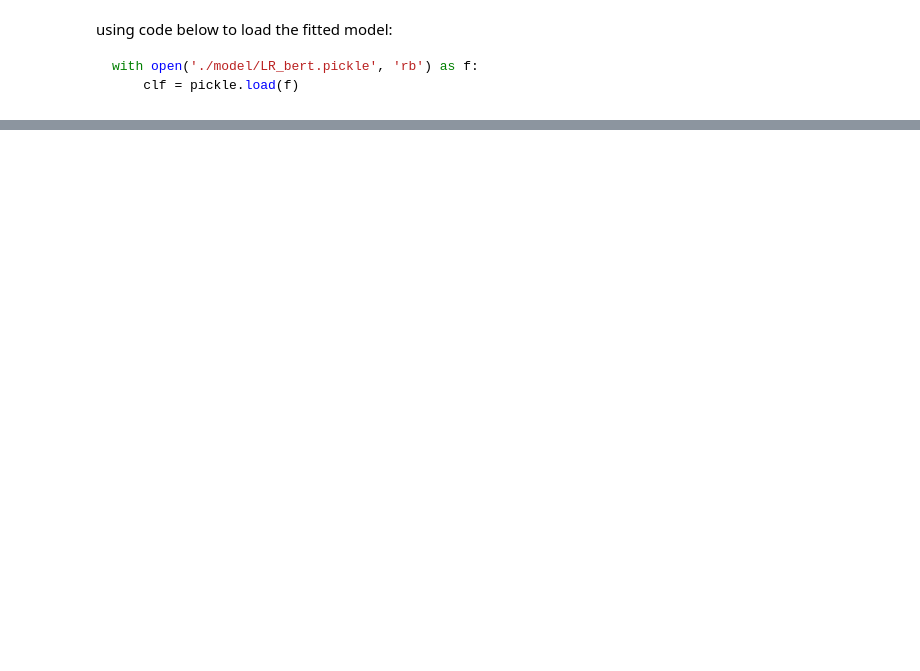
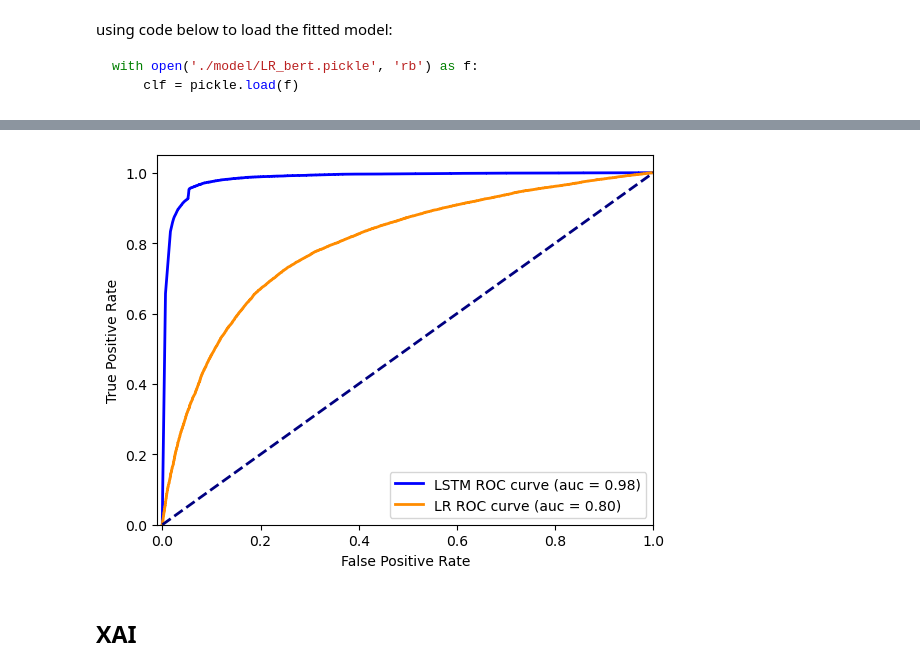
Before and after one commit to Sting-Scorpion/DataScience_Project, a Jupyter notebook: LR_BertEmbedding.ipynb, the cells around one changed output, grey strips where cells are left out. Cells and saved outputs as stored; diff of their text form; code cells hidden in the pictures; blank space fills up the shorter version.

```diff
--- a/LR_BertEmbedding.ipynb
+++ b/LR_BertEmbedding.ipynb
@@ -177,0 +265,45 @@ with open('./model/LR_bert.pickle', 'rb') as f:
+# %%
+def predict(lstm_model, ids):
+    lstm_pred_list = []
+
+    lstm_model.eval()
+    with torch.no_grad():
+        for i in range(len(ids)):
+            hidden = lstm_model.init_hidden(1)
+            X = ids[i].unsqueeze(dim=0).cuda()
+
+            lstm_pred, _ = lstm_model(X, hidden)
+
+            lstm_pred = lstm_pred.cpu().numpy()
+            lstm_pred_list.append(lstm_pred.tolist())
+
+    return lstm_pred_list
+# %%
+device = torch.device('cuda') if torch.cuda.is_available() else torch.device('cpu')
+lstm_path = './model/LSTM_classifier.pt'
+lstm_model = load_LSTMClassifier(lstm_path, device)
+# %%
+lstm_preds = predict(lstm_model, sen_ids)
+
+lstm_preds = np.array(lstm_preds).reshape(-1, 2)
+# %%
+lstm_fpr, lstm_tpr, _ = roc_curve(labels, lstm_preds[:, 1])
+lstm_roc_auc = auc(lstm_fpr, lstm_tpr)
+# %%
+plt.figure()
+plt.plot(lstm_fpr, lstm_tpr, color='blue',
+         lw=lw, label='LSTM ROC curve (auc = %0.2f)' % lstm_roc_auc)
+plt.plot(fpr, tpr, color='darkorange',
+         lw=lw, label='LR ROC curve (auc = %0.2f)' % roc_auc)
+plt.plot([0, 1], [0, 1], color='navy', lw=lw, linestyle='--')
+plt.xlim([-0.01, 1.0])
+plt.ylim([0.0, 1.05])
+plt.xlabel('False Positive Rate')
+plt.ylabel('True Positive Rate')
+plt.legend(loc="lower right")
+plt.savefig('./img/roc_LRb&LSTM.jpg')
+plt.show()
+# %% [output]
+[figure, added]
+# %% [markdown]
+## XAI
```
Also changed, not shown: parts of 28 cells of this notebook.
